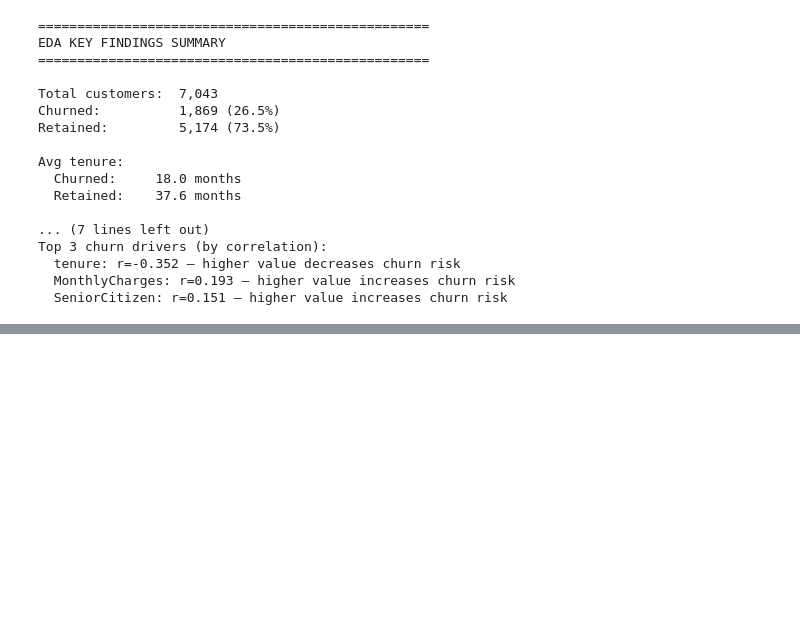
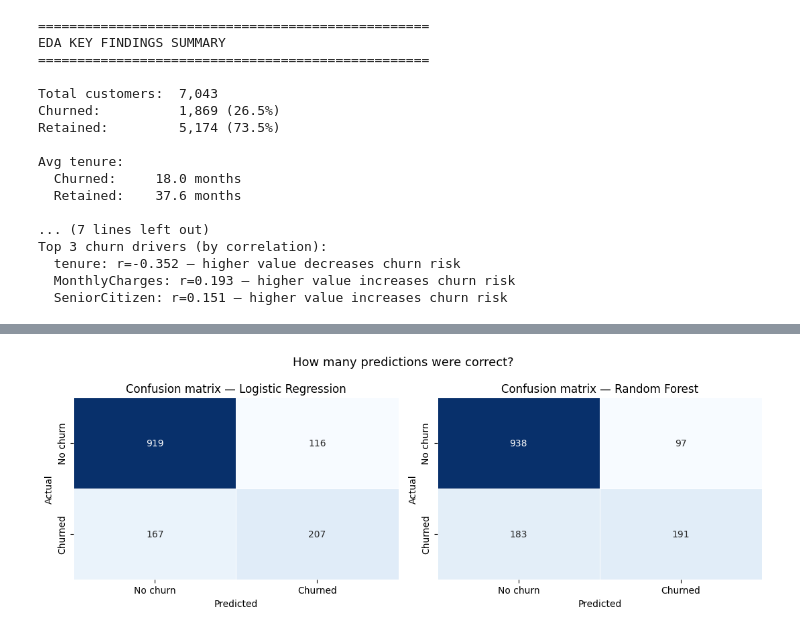
Before and after one commit to VinayTodkar/customer-churn-analysis, a Jupyter notebook: customer-churn-analysis.ipynb, the cells around one changed output, grey strips where cells are left out. Saved outputs shown, nothing was run; the diff lists cells and outputs as text; code cells hidden in the pictures; blank space fills up the shorter version.

Commit message:
Kaggle Notebook | customer-churn-analysis | Version 2

```diff
--- a/customer-churn-analysis.ipynb
+++ b/customer-churn-analysis.ipynb
@@ -246,0 +436,21 @@ Top 3 churn drivers (by correlation):
+# %%
+fig, axes = plt.subplots(1, 2, figsize=(11, 4))
+
+for ax, preds, title in zip(axes,
+                             [lr_preds, rf_preds],
+                             ['Logistic Regression', 'Random Forest']):
+    cm = confusion_matrix(y_test, preds)
+    sns.heatmap(cm, annot=True, fmt='d', cmap='Blues', ax=ax,
+                xticklabels=['No churn', 'Churned'],
+                yticklabels=['No churn', 'Churned'],
+                linewidths=0.5, cbar=False)
+    ax.set_title(f'Confusion matrix — {title}', fontsize=12)
+    ax.set_ylabel('Actual')
+    ax.set_xlabel('Predicted')
+
+plt.suptitle('How many predictions were correct?', fontsize=13, fontweight='500')
+plt.tight_layout()
+plt.savefig('chart_confusion_matrix.png', dpi=150, bbox_inches='tight')
+plt.show()
+# %% [output]
+[figure, added]
```
Also changed, not shown: parts of 13 cells of this notebook.
